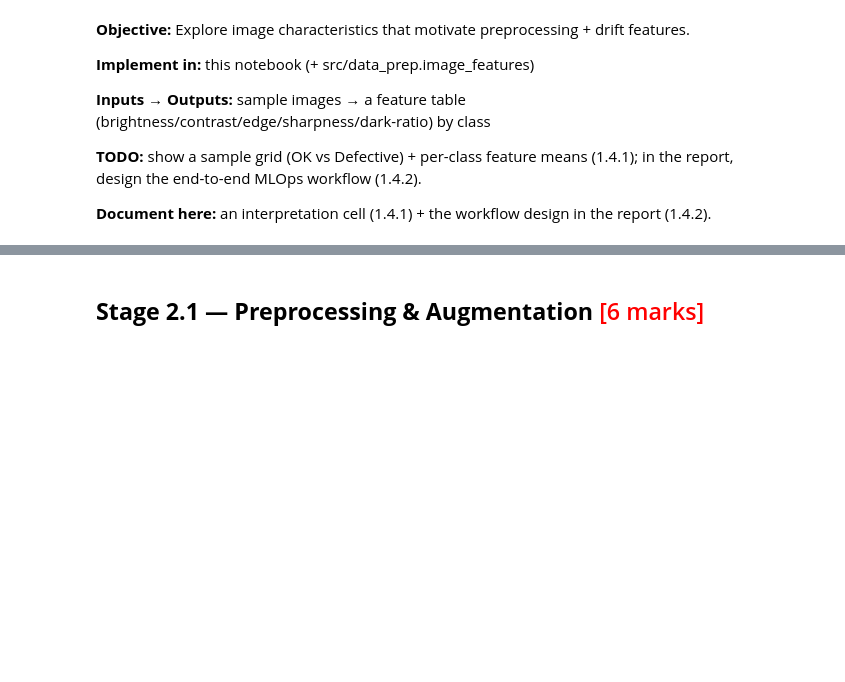
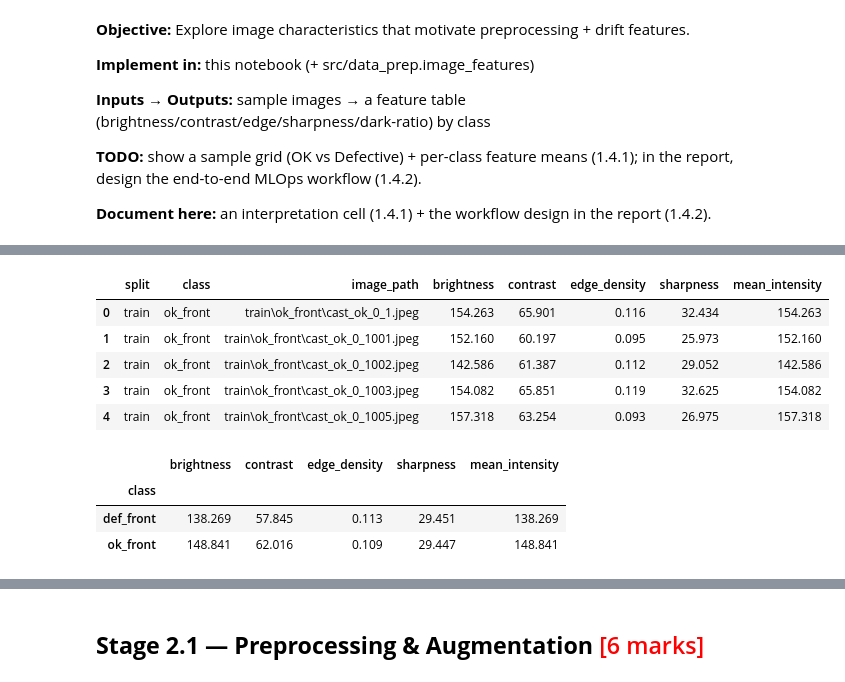
Before and after one commit to abhinavmathurai02-abhi/casting-defect-detection-mlops, a Jupyter notebook: Data_Preparation.ipynb, the cells around one changed output, grey strips where cells are left out. Saved outputs shown, nothing was run; the diff lists cells and outputs as text; code cells hidden in the pictures; blank space fills up the shorter version.

```diff
--- a/Data_Preparation.ipynb
+++ b/Data_Preparation.ipynb
@@ -397,0 +522,30 @@ Training samples available for splitting: 80
+# %%
+feature_df = data_prep.extract_feature_table(root)
+
+feature_df.head()
+# %% [output]
+|  | split | class | image_path | brightness | contrast | edge_density | sharpness | mean_intensity |
+| 0 | train | ok_front | train\ok_front\cast_ok_0_1.jpeg | 154.263 | 65.901 | 0.116 | 32.434 | 154.263 |
+| 1 | train | ok_front | train\ok_front\cast_ok_0_1001.jpeg | 152.160 | 60.197 | 0.095 | 25.973 | 152.160 |
+| 2 | train | ok_front | train\ok_front\cast_ok_0_1002.jpeg | 142.586 | 61.387 | 0.112 | 29.052 | 142.586 |
+| 3 | train | ok_front | train\ok_front\cast_ok_0_1003.jpeg | 154.082 | 65.851 | 0.119 | 32.625 | 154.082 |
+| 4 | train | ok_front | train\ok_front\cast_ok_0_1005.jpeg | 157.318 | 63.254 | 0.093 | 26.975 | 157.318 |
+# %%
+feature_summary = (
+
+    feature_df
+
+    .groupby("class")[config.DRIFT_FEATURES]
+
+    .mean()
+
+    .round(3)
+
+)
+
+feature_summary
+# %% [output]
+|  | brightness | contrast | edge_density | sharpness | mean_intensity |
+| class |  |  |  |  |  |
+| def_front | 138.269 | 57.845 | 0.113 | 29.451 | 138.269 |
+| ok_front | 148.841 | 62.016 | 0.109 | 29.447 | 148.841 |
```
Also changed, not shown: parts of 7 cells of this notebook, 1 other file.
